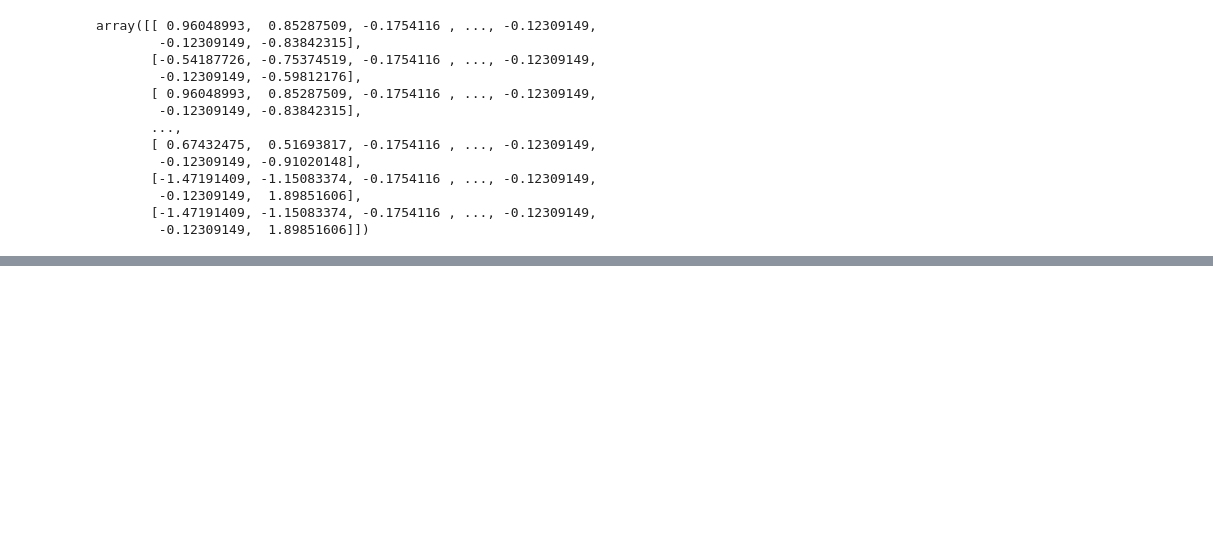
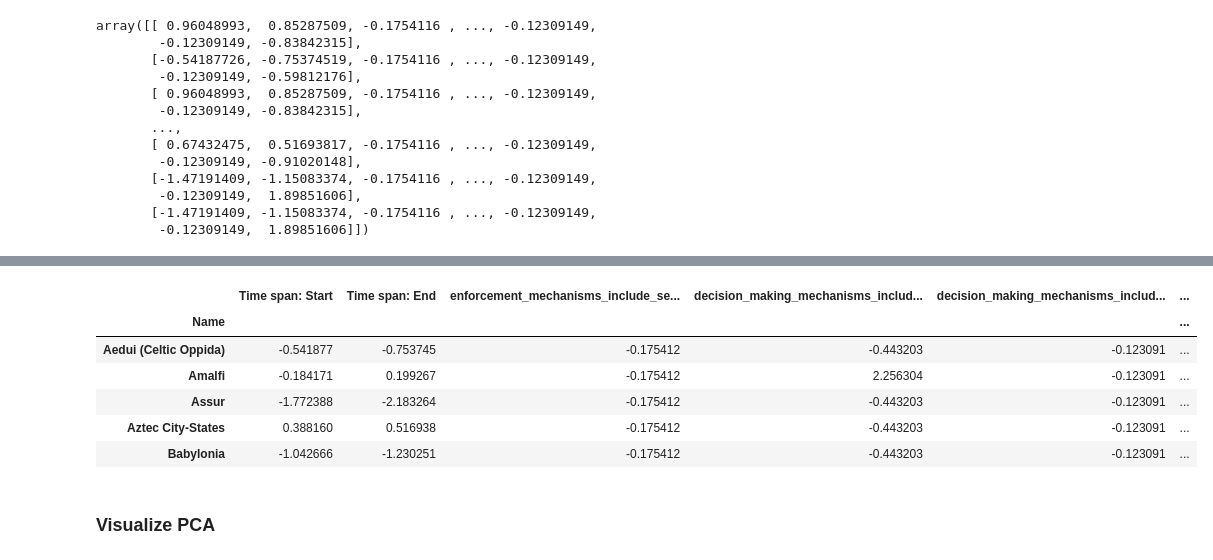
Before and after one commit to metagov/governance-archaeology, a Jupyter notebook: notebooks/Analysis_Similarity_Clustering_Communities.ipynb, the cells around one changed output, grey strips where cells are left out. Cells and saved outputs as stored; diff of their text form; code cells hidden in the pictures; blank space fills up the shorter version.

```diff
--- a/notebooks/Analysis_Similarity_Clustering_Communities.ipynb
+++ b/notebooks/Analysis_Similarity_Clustering_Communities.ipynb
@@ -128,0 +198,16 @@ scaled_df
+# %%
+cluster_0 = plot_df[plot_df['k_cluster'] == 0]
+cluster_1 = plot_df[plot_df['k_cluster'] == 1]
+cluster_2 = plot_df[plot_df['k_cluster'] == 2]
+# %%
+cluster_0.head()
+# %% [output]
+|  | Time span: Start | Time span: End | enforcement_mechanisms_include_se... | decision_making_mechanisms_includ... | decision_making_mechanisms_includ... | ... |
+| Name |  |  |  |  |  | ... |
+| Aedui (Celtic Oppida) | -0.541877 | -0.753745 | -0.175412 | -0.443203 | -0.123091 | ... |
+| Amalfi | -0.184171 | 0.199267 | -0.175412 | 2.256304 | -0.123091 | ... |
+| Assur | -1.772388 | -2.183264 | -0.175412 | -0.443203 | -0.123091 | ... |
+| Aztec City-States | 0.388160 | 0.516938 | -0.175412 | -0.443203 | -0.123091 | ... |
+| Babylonia | -1.042666 | -1.230251 | -0.175412 | -0.443203 | -0.123091 | ... |
+# %% [markdown]
+### Visualize PCA
```
Also changed, not shown: parts of 18 cells of this notebook.
